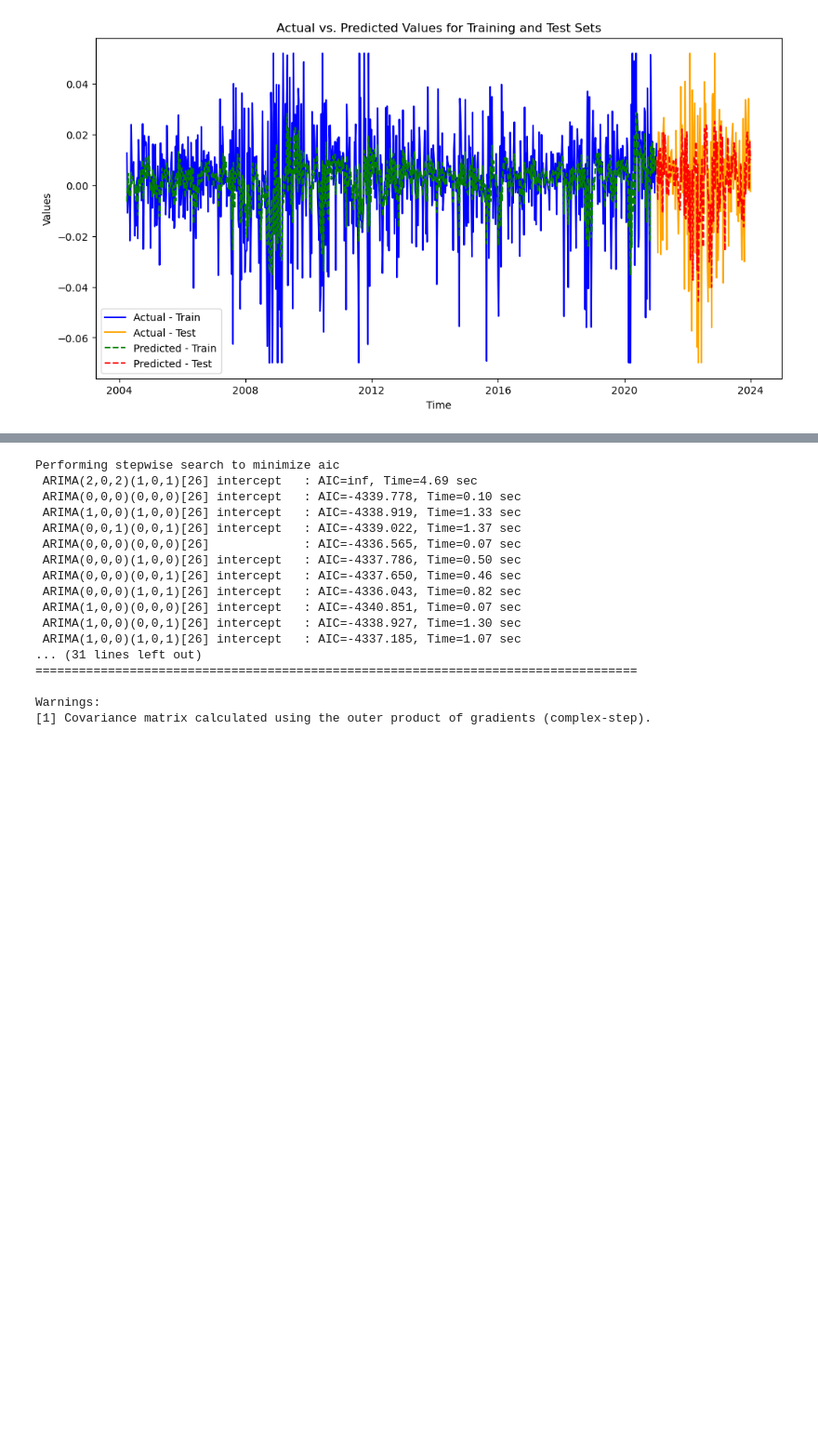
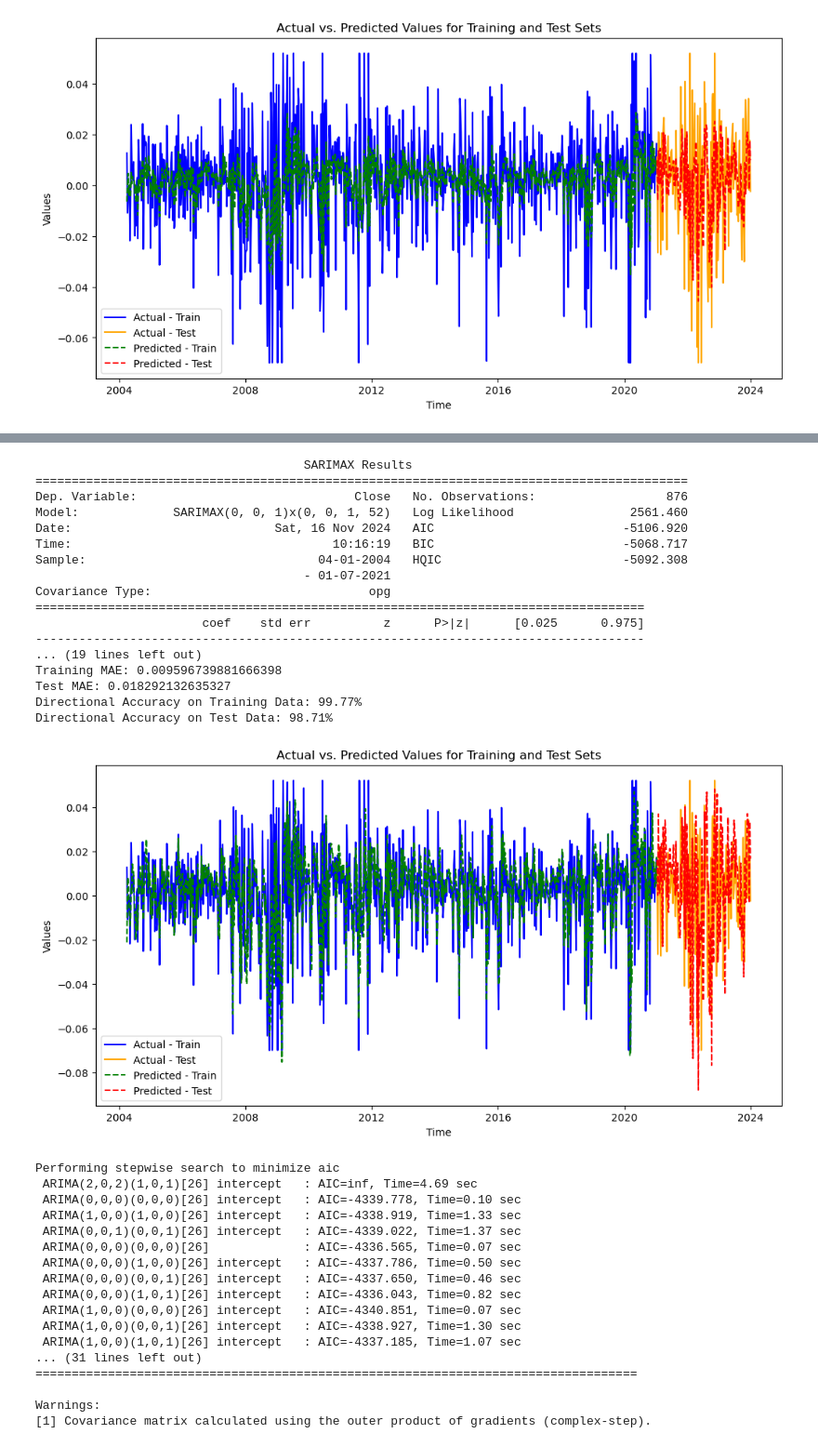
Before and after one commit to nozomu2020264/Capstone-Project---2020264-, a Jupyter notebook: SARIMAX - Exogenous Variables.ipynb, the cells around one changed output, grey strips where cells are left out. Shown at 93% size. Cells and saved outputs as stored; diff of their text form; code cells hidden in the pictures; blank space fills up the shorter version.

```diff
--- a/SARIMAX - Exogenous Variables.ipynb
+++ b/SARIMAX - Exogenous Variables.ipynb
@@ -168,3 +209,75 @@ Directional Accuracy on Test Data: 98.71%
+# %%
+# Define SARIMAX model.
+sarimax_model = SARIMAX(train, order=(0, 0, 1), seasonal_order=(0, 0, 1, 52), exog=exo_train)
+sarimax_final_fitted = sarimax_model.fit(disp=False)
+
+# Print summary.
+print(sarimax_final_fitted.summary())
+
+# Calculate RMSE on training data.
+train_predictions = sarimax_final_fitted.predict(start=0, end=len(train)-1, exog=exo_train)
+train_rmse = mean_squared_error(train, train_predictions, squared=False)
+
+# Calculate MAE on training data.
+train_mae = mean_absolute_error(train, train_predictions)
+
+# Calculate RMSE on test data.
+test_predictions = sarimax_final_fitted.forecast(steps=len(test), exog=exo_test)
+test_rmse = mean_squared_error(test, test_predictions, squared=False)
+
+# Calculate MAE on test data.
+test_mae = mean_absolute_error(test, test_predictions)
+
+# Calculate Directional Accuracy on Training Data.
+train_direction_accuracy = np.mean(
+    np.sign(train_predictions[:-1] - train_predictions[1:]) == np.sign(train[:-1] - train[1:]))
+
+# Calculate Directional Accuracy on Test Data.
+test_direction_accuracy = np.mean(
+    np.sign(test_predictions[:-1] - test_predictions[1:]) == np.sign(test[:-1] - test[1:]))
+
+# Print evaluation metrics.
+print(f"Training RMSE: {train_rmse}")
+print(f"Test RMSE: {test_rmse}")
+print(f"Training MAE: {train_mae}")
+print(f"Test MAE: {test_mae}")
+print(f"Directional Accuracy on Training Data: {train_direction_accuracy * 100:.2f}%")
+print(f"Directional Accuracy on Test Data: {test_direction_accuracy * 100:.2f}%")
+
+# Plot the actual vs. predicted values for training and test sets.
+plt.figure(figsize=(12, 6))
+plt.plot(train.index, train, label="Actual - Train", color='blue')
+plt.plot(test.index, test, label="Actual - Test", color='orange')
+
+# Plot predictions on training and test set.
+plt.plot(train.index, train_predictions, label="Predicted - Train", linestyle='--', color='green')
+plt.plot(test.index, test_predictions, label="Predicted - Test", linestyle='--', color='red')
+
+# Finalize the plot.
+plt.legend()
+plt.title("Actual vs. Predicted Values for Training and Test Sets")
+plt.xlabel("Time")
+plt.ylabel("Values")
+plt.show()
+# %% [output]
+                                     SARIMAX Results
+==========================================================================================
+Dep. Variable:                              Close   No. Observations:                  876
+Model:             SARIMAX(0, 0, 1)x(0, 0, 1, 52)   Log Likelihood                2561.460
+Date:                            Sat, 16 Nov 2024   AIC                          -5106.920
+Time:                                    10:16:19   BIC                          -5068.717
+Sample:                                04-01-2004   HQIC                         -5092.308
+                                     - 01-07-2021
+Covariance Type:                              opg
+====================================================================================
+                       coef    std err          z      P>|z|      [0.025      0.975]
+------------------------------------------------------------------------------------
+... (19 lines left out)
+Training MAE: 0.009596739881666398
+Test MAE: 0.018292132635327
+Directional Accuracy on Training Data: 99.77%
+Directional Accuracy on Test Data: 98.71%
+[figure, added]
 # %%
 # Sets random seed for reproducibility.
 np.random.seed(42)
```
Also changed, not shown: parts of 16 cells of this notebook.
